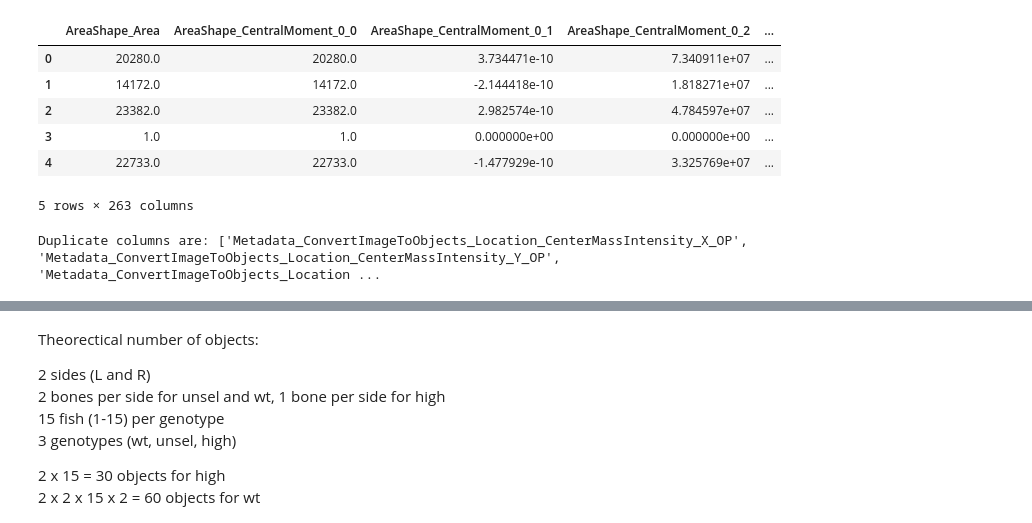
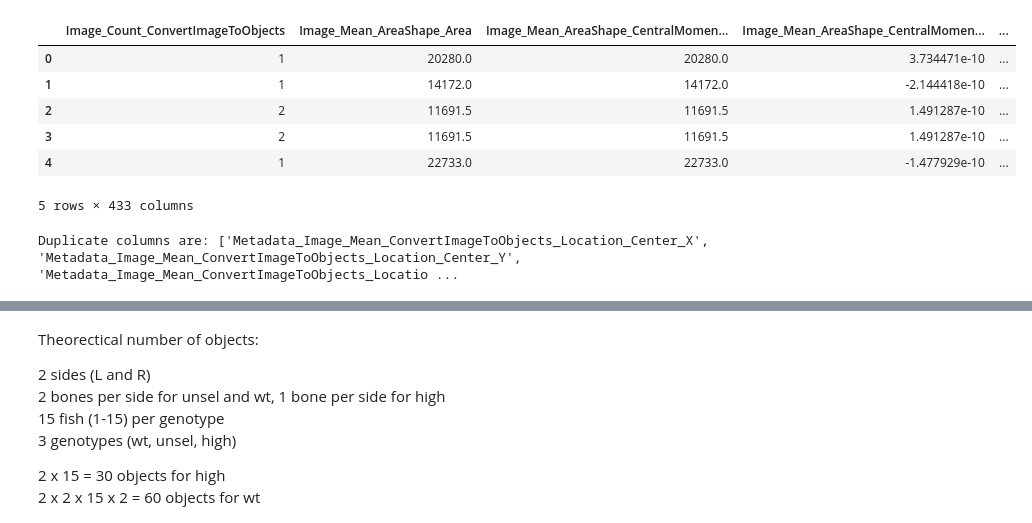
Before and after one commit to MikeLippincott/Nichols_Lab_Collaboration, a Jupyter notebook: 5.process_features/notebooks/0.process_objects.ipynb, the cells around one changed output, grey strips where cells are left out. Saved outputs shown, nothing was run; the diff lists cells and outputs as text; code cells hidden in the pictures.

```diff
--- a/5.process_features/notebooks/0.process_objects.ipynb
+++ b/5.process_features/notebooks/0.process_objects.ipynb
@@ -51,3 +43,15 @@ conn.close()
+# %%
+# read in the parquet file
+df = pd.read_parquet(dest_path)
+# %%
+# From Jenna Tomkinson:
+# path to unwanted image cols text file
+unwanted_list_path = pathlib.Path("../unwanted_image_cols.txt")
+# Load the list of columns to remove from the text file
+with open(unwanted_list_path, "r") as file:
+    columns_to_remove = [line.strip() for line in file]
+# remove columns from the dataframe
+df = df.drop(columns=columns_to_remove)
 # %%
 # get the column names that have BoundingBox in them
 bounding_box_cols = [x for x in df.columns if "BoundingBox" in x]
@@ -57,10 +61,9 @@ location_cols = [x for x in df.columns if "Location" in x]
 center_cols = [x for x in df.columns if "Center" in x]
 # manual list
 manual_cols = [
-    "ImageNumber",
     "Image_FileName_OP",
     "ObjectNumber",
-    "ConvertImageToObjects_Number_Object_Number",
+    "Object_ConvertImageToObjects_Number_Object_Number",
 ]
 
 final_metadata_cols = manual_cols + bounding_box_cols + location_cols + center_cols
@@ -76,19 +102,22 @@ df = df.drop(columns=final_metadata_cols)
 # %%
 # get the ConvertImageToObjects columns and remove the ConvertImageToObjects_ prefix
 convert_cols = [x for x in df.columns if "ConvertImageToObjects" in x]
 convert_df = df[convert_cols]
+
+# replace the ConvertImageToObjects_ prefix with ""
 convert_df.columns = [
     x.replace("ConvertImageToObjects_", "") for x in convert_df.columns
 ]
+convert_df.columns = [x.replace("Object_", "") for x in convert_df.columns]
 convert_df.head()
 # %% [output]
-|  | AreaShape_Area | AreaShape_CentralMoment_0_0 | AreaShape_CentralMoment_0_1 | AreaShape_CentralMoment_0_2 | ... |
-| 0 | 20280.0 | 20280.0 | 3.734471e-10 | 7.340911e+07 | ... |
-| 1 | 14172.0 | 14172.0 | -2.144418e-10 | 1.818271e+07 | ... |
-| 2 | 23382.0 | 23382.0 | 2.982574e-10 | 4.784597e+07 | ... |
-| 3 | 1.0 | 1.0 | 0.000000e+00 | 0.000000e+00 | ... |
-| 4 | 22733.0 | 22733.0 | -1.477929e-10 | 3.325769e+07 | ... |
+|  | Image_Count_ConvertImageToObjects | Image_Mean_AreaShape_Area | Image_Mean_AreaShape_CentralMomen... | Image_Mean_AreaShape_CentralMomen... | ... |
+| 0 | 1 | 20280.0 | 20280.0 | 3.734471e-10 | ... |
+| 1 | 1 | 14172.0 | 14172.0 | -2.144418e-10 | ... |
+| 2 | 2 | 11691.5 | 11691.5 | 1.491287e-10 | ... |
+| 3 | 2 | 11691.5 | 11691.5 | 1.491287e-10 | ... |
+| 4 | 1 | 22733.0 | 22733.0 | -1.477929e-10 | ... |
-5 rows × 263 columns
+5 rows × 433 columns
 # %%
 # add the metadata and convert dataframes together
 df = pd.concat([metadata_df, convert_df], axis=1)
@@ -98,8 +127,12 @@ print("Duplicate columns are:", duplicates)
 df = df.loc[:, ~df.columns.duplicated()]
 # filter out small objects
 df = df[df["AreaShape_Area"] > 100]
+# if column contains Image_Mean then remove
+df = df.loc[:, ~df.columns.str.contains("Image_Mean_")]
+df = df.loc[:, ~df.columns.str.contains("Image_Median_")]
+df = df.loc[:, ~df.columns.str.contains("Image_StDev_")]
 # %% [output]
-Duplicate columns are: ['Metadata_ConvertImageToObjects_Location_CenterMassIntensity_X_OP', 'Metadata_ConvertImageToObjects_Location_CenterMassIntensity_Y_OP', 'Metadata_ConvertImageToObjects_Location ...
+Duplicate columns are: ['Metadata_Image_Mean_ConvertImageToObjects_Location_Center_X', 'Metadata_Image_Mean_ConvertImageToObjects_Location_Center_Y', 'Metadata_Image_Mean_ConvertImageToObjects_Locatio ...
 # %%
 # split the dataframe into 3 dataframes by genotype
 df1 = df[df["Metadata_Image_FileName_OP"].str.contains("wt")]
```
Also changed, not shown: parts of 12 cells of this notebook, 18 other files.
